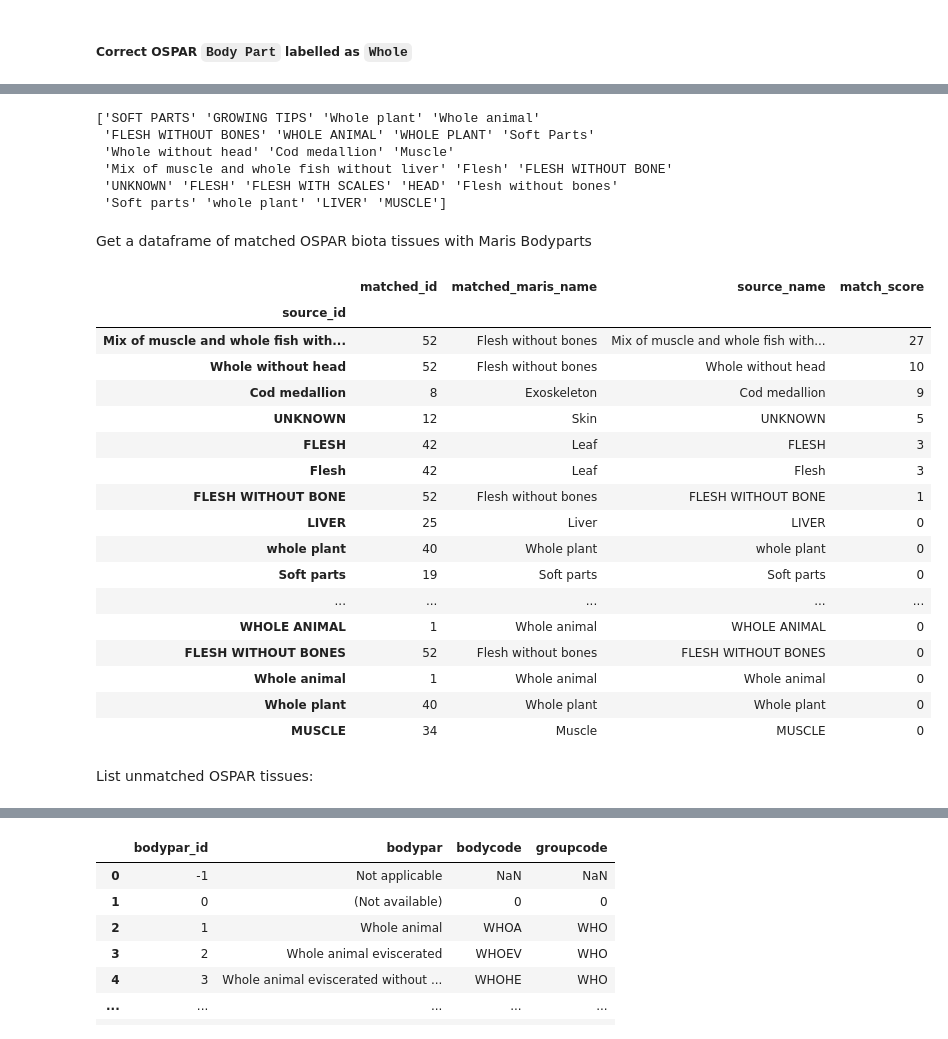
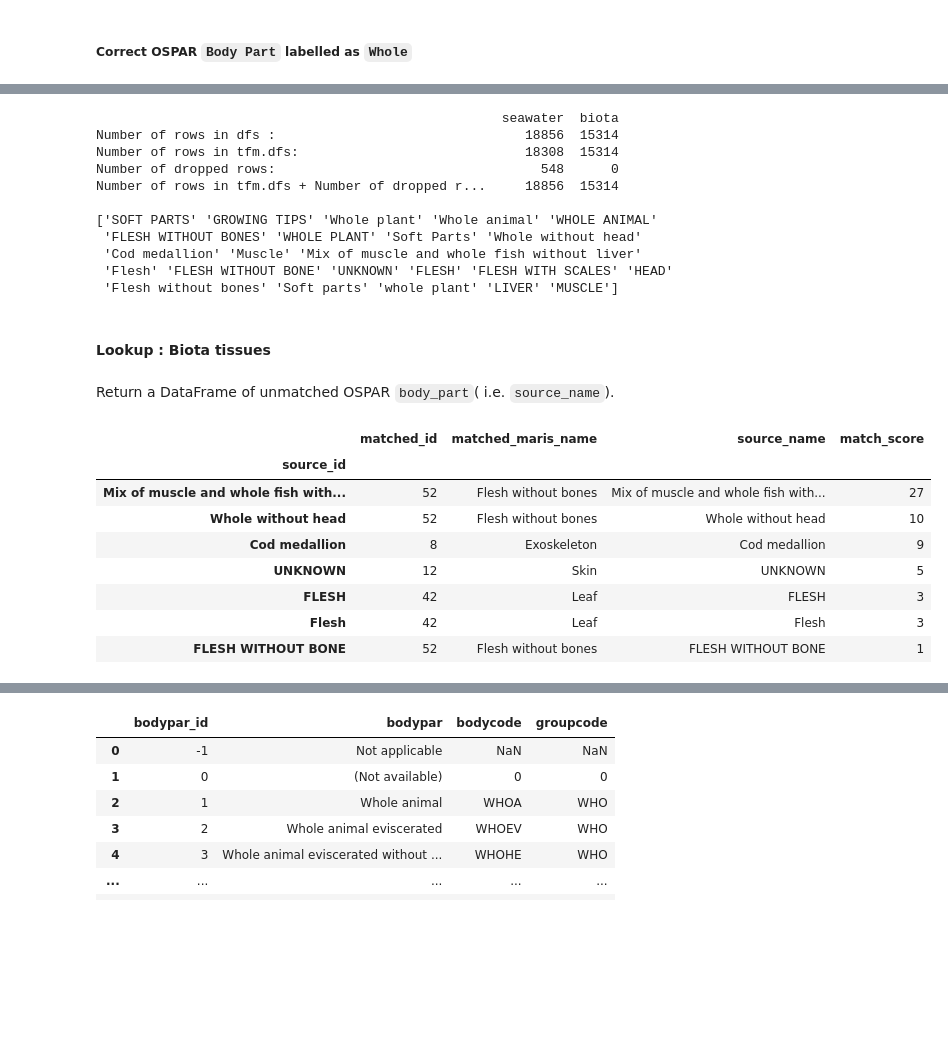
Before and after one commit to niallmurphy93/marisco, a Jupyter notebook: nbs/handlers/ospar.ipynb, the cells around one changed output, grey strips where cells are left out. Cells and saved outputs as stored; diff of their text form; code cells hidden in the pictures; blank space fills up the shorter version.

Commit message:
Format OSPAR handler to reflect recent changes in HELCOM handler.

```diff
--- a/nbs/handlers/ospar.ipynb
+++ b/nbs/handlers/ospar.ipynb
@@ -1006,8 +1025,7 @@ Path('/Users/franckalbinet/.marisco/lut/dbo_species_cleaned.xlsx')
 # %%
 #|eval: false
-# drop nan values
-tfm.dfs['biota']=tfm.dfs['biota'][tfm.dfs['biota']['Species'].notna()]
-
+# ignore nan values for now.
+#tfm.dfs['biota']=tfm.dfs['biota'][tfm.dfs['biota']['Species'].notna()]
 species_lut_df = get_maris_lut(df_biota=tfm.dfs['biota'],
                                 fname_cache='species_ospar.pkl',
                                 data_provider_name_col='Species',
@@ -1017,3 +1035,5 @@ species_lut_df = get_maris_lut(df_biota=tfm.dfs['biota'],
                                 unmatched_fixes=unmatched_fixes_biota_species,
                                 as_dataframe=True,
                                 overwrite=True)
+# Show `maris_species_lut` where `match_type` is not a perfect match ( i.e. not equal 0).
+species_lut_df[species_lut_df['match_score'] > 1]
@@ -1119,13 +1181,2 @@ class LookupBiotaSpeciesCB(Callback):
         # Perform lookup
         tfm.dfs['biota']['species'] = tfm.dfs['biota']['Species'].apply(lambda x: lut[x].matched_id)
-# %%
-#| export
-get_maris_species = partial(get_maris_lut,
-                fname_cache='species_ospar.pkl',
-                data_provider_name_col='SCIENTIFIC NAME',
-                maris_lut=species_lut_path,
-                maris_id='species_id',
-                maris_name='species',
-                unmatched_fixes=unmatched_fixes_biota_species,
-                as_dataframe=False,
-                overwrite=False)
@@ -1132,10 +1185,15 @@ get_maris_species = partial(get_maris_lut,
 # %%
 #|eval: false
 dfs = load_data(fname_in)
-tfm = Transformer(dfs, cbs=[LowerStripRdnNameCB(get_rdn_format),
+tfm = Transformer(dfs, cbs=[
                             RemapRdnNameCB(),
                             ParseTimeCB(),
-                            LookupBiotaSpeciesCB(get_maris_species, unmatched_fixes_biota_species)
+                            EncodeTimeCB(cfg()),
+                            NormalizeUncCB(),
+                            LookupBiotaSpeciesCB(get_maris_species, unmatched_fixes_biota_species),
+                            CompareDfsAndTfm(dfs)
                             ])
-print(tfm()['biota'].head())
+tfm()
+
+print(pd.DataFrame.from_dict(tfm.compare_stats) , '\n')
 # %% [output]
@@ -1191,19 +1236,28 @@ class CorrectWholeBodyPartCB(Callback):
 # %%
 #|eval: false
 dfs = load_data(fname_in)
-tfm = Transformer(dfs, cbs=[LowerStripRdnNameCB(get_rdn_format),
+tfm = Transformer(dfs, cbs=[
                             RemapRdnNameCB(),
                             ParseTimeCB(),
+                            EncodeTimeCB(cfg()),
+                            NormalizeUncCB(),
                             LookupBiotaSpeciesCB(get_maris_species, unmatched_fixes_biota_species),
-                            CorrectWholeBodyPartCB()
+                            CorrectWholeBodyPartCB(),
+                            CompareDfsAndTfm(dfs)
                             ])
-print(tfm()['biota']['body_part'].unique())
+tfm()
+print(pd.DataFrame.from_dict(tfm.compare_stats) , '\n')
+
+print(tfm.dfs['biota']['body_part'].unique())
 # %% [output]
-['SOFT PARTS' 'GROWING TIPS' 'Whole plant' 'Whole animal'
- 'FLESH WITHOUT BONES' 'WHOLE ANIMAL' 'WHOLE PLANT' 'Soft Parts'
- 'Whole without head' 'Cod medallion' 'Muscle'
- 'Mix of muscle and whole fish without liver' 'Flesh' 'FLESH WITHOUT BONE'
- 'UNKNOWN' 'FLESH' 'FLESH WITH SCALES' 'HEAD' 'Flesh without bones'
- 'Soft parts' 'whole plant' 'LIVER' 'MUSCLE']
+                                                    seawater  biota
+Number of rows in dfs :                                18856  15314
+Number of rows in tfm.dfs:                             18308  15314
+Number of dropped rows:                                  548      0
+Number of rows in tfm.dfs + Number of dropped r...     18856  15314
+
+['SOFT PARTS' 'GROWING TIPS' 'Whole plant' 'Whole animal' 'WHOLE ANIMAL'
+ 'FLESH WITHOUT BONES' 'WHOLE PLANT' 'Soft Parts' 'Whole without head'
+ 'Cod medallion' 'Muscle' 'Mix of muscle and whole fish without liver'
+ 'Flesh' 'FLESH WITHOUT BONE' 'UNKNOWN' 'FLESH' 'FLESH WITH SCALES' 'HEAD'
+ 'Flesh without bones' 'Soft parts' 'whole plant' 'LIVER' 'MUSCLE']
-# %% [markdown]
-Get a dataframe of matched OSPAR biota tissues with Maris Bodyparts
@@ -1213,33 +1264,28 @@ unmatched_fixes_biota_tissues = {}
+# %% [markdown]
+#### Lookup : Biota tissues
+# %% [markdown]
+Return a DataFrame of  unmatched OSPAR ``body_part``( i.e. ``source_name``).
 # %%
 #|eval: false
+unmatched_fixes_biota_tissues = {}
 tissues_lut_df = get_maris_lut(df_biota=tfm.dfs['biota'],
                                 fname_cache='tissues_ospar.pkl',
                                 data_provider_name_col='body_part',
                                 maris_lut=bodyparts_lut_path,
                                 maris_id='bodypar_id',
                                 maris_name='bodypar',
                                 unmatched_fixes=unmatched_fixes_biota_tissues,
                                 as_dataframe=True,
                                 overwrite=True)
-tissues_lut_df
+# List unmatched OSPAR tissues.
+tissues_lut_df[tissues_lut_df['match_score'] >= 1]
 # %% [output]
 |  | matched_id | matched_maris_name | source_name | match_score |
 | source_id |  |  |  |  |
 | Mix of muscle and whole fish with... | 52 | Flesh without bones | Mix of muscle and whole fish with... | 27 |
 | Whole without head | 52 | Flesh without bones | Whole without head | 10 |
 | Cod medallion | 8 | Exoskeleton | Cod medallion | 9 |
 | UNKNOWN | 12 | Skin | UNKNOWN | 5 |
 | FLESH | 42 | Leaf | FLESH | 3 |
 | Flesh | 42 | Leaf | Flesh | 3 |
 | FLESH WITHOUT BONE | 52 | Flesh without bones | FLESH WITHOUT BONE | 1 |
-| LIVER | 25 | Liver | LIVER | 0 |
-| whole plant | 40 | Whole plant | whole plant | 0 |
-| Soft parts | 19 | Soft parts | Soft parts | 0 |
-| ... | ... | ... | ... | ... |
-| WHOLE ANIMAL | 1 | Whole animal | WHOLE ANIMAL | 0 |
-| FLESH WITHOUT BONES | 52 | Flesh without bones | FLESH WITHOUT BONES | 0 |
-| Whole animal | 1 | Whole animal | Whole animal | 0 |
-| Whole plant | 40 | Whole plant | Whole plant | 0 |
-| MUSCLE | 34 | Muscle | MUSCLE | 0 |
-# %% [markdown]
-List unmatched OSPAR tissues:
```
Also changed, not shown: parts of 302 cells of this notebook, 1 other file.
